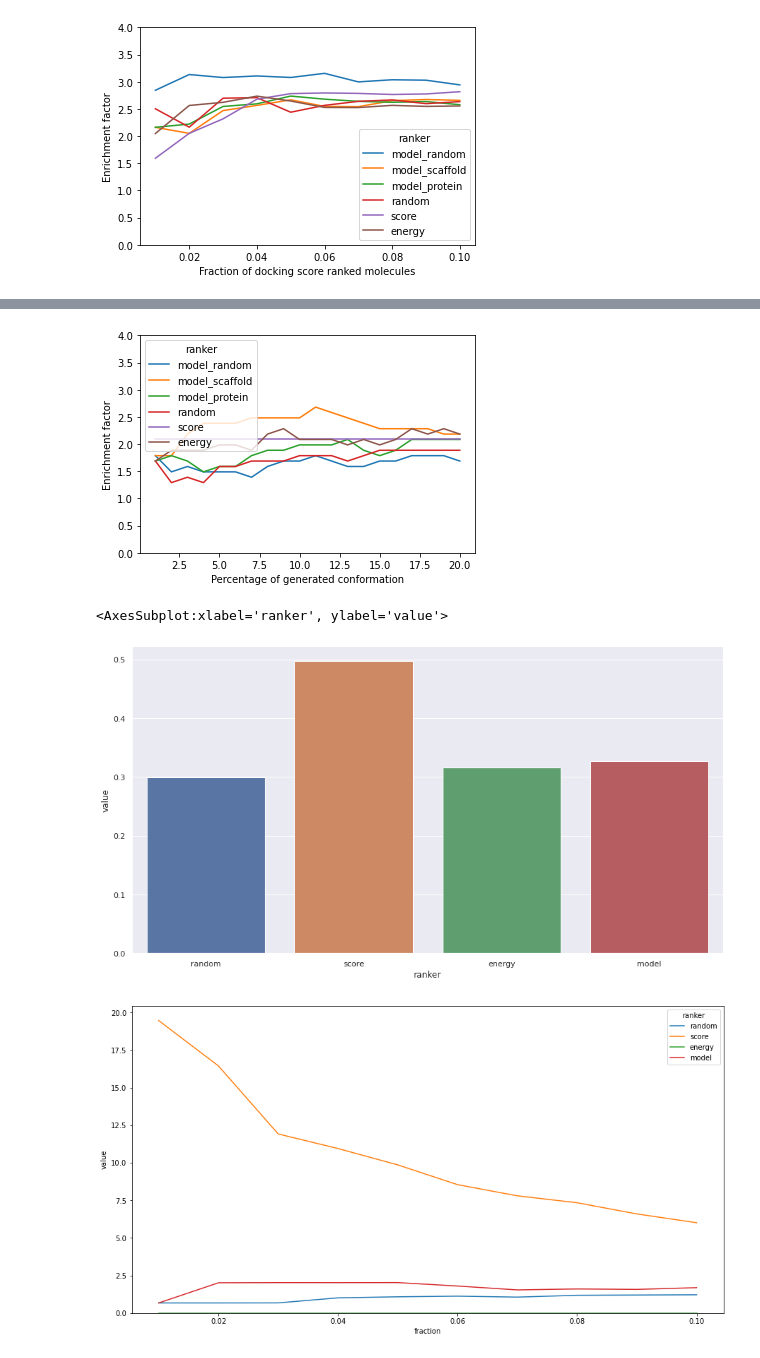
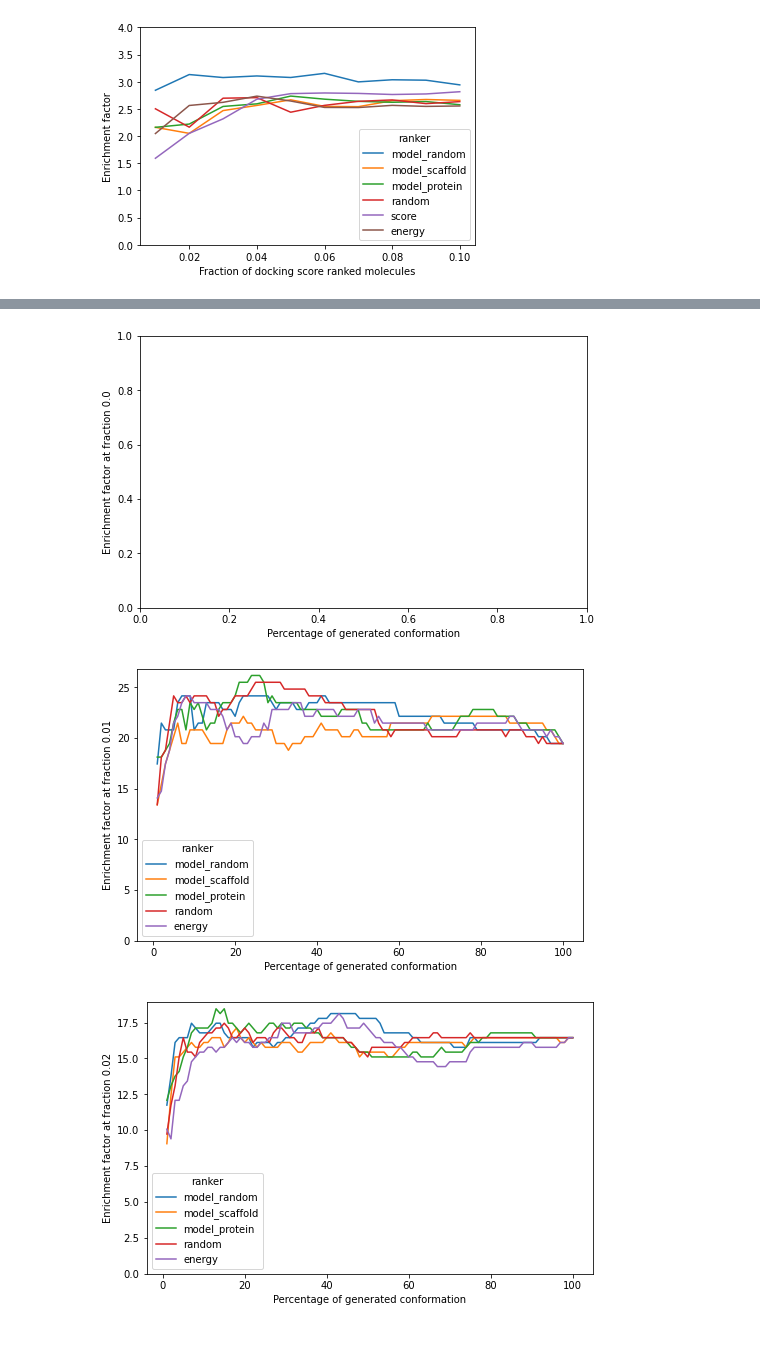
Before and after one commit to bbaillif/bioactive_conformation_predictor, a Jupyter notebook: analyze_dude_docking_ef_results.ipynb, the cells around one changed output, grey strips where cells are left out. Drawn from its saved outputs; the diff is of its cells as text; code cells hidden in the pictures.

```diff
--- a/analyze_dude_docking_ef_results.ipynb
+++ b/analyze_dude_docking_ef_results.ipynb
@@ -15,7 +17,7 @@ def generate_ef_graph(results) :
     columns = ['ranker', 'percentage', 'fraction', 'value']
     ef_df = pd.DataFrame(ef_data, columns=columns)
     ef_df = ef_df[ef_df['fraction'] == 0.2]
-    ef_df = ef_df[ef_df['percentage'] <= 20]
+    ef_df = ef_df[ef_df['percentage'] <= 50]
     #plt.figure(figsize=(15, 8))
     sns.lineplot(data=ef_df, x='percentage', y='value', hue='ranker')
     plt.xlabel('Percentage of generated conformation')
@@ -93,6 +95,27 @@ plt.ylim(0, 4)
 plt.savefig(os.path.join('figures', 'VS_DRD3_flexible.png'), dpi=300)
 # %% [output]
 [figure]
+# %%
+def generate_ef_graph(results) :
+    ef_data = []
+    #bedroc_data = []
+    for ranker in results :
+        for percentage in results[ranker] :
+            for fraction, value in results[ranker][percentage]['ef'].items() :
+                ef_data.append([ranker, int(percentage), float(fraction), float(value)])
+        #bedroc_data.append([ranker, float(results[ranker]['bedroc'])])
+    columns = ['ranker', 'percentage', 'fraction', 'value']
+    ef_df = pd.DataFrame(ef_data, columns=columns)
+    ef_df = ef_df[ef_df['ranker'] != 'score']
+    for fraction in np.around(np.arange(0, 0.11, 0.01), 2) :
+        ef_df_fraction = ef_df[ef_df['fraction'] == fraction]
+        #ef_df = ef_df[ef_df['percentage'] <= 50]
+
+        plt.figure(figsize=(8, 5))
+        sns.lineplot(data=ef_df_fraction, x='percentage', y='value', hue='ranker')
+        plt.xlabel('Percentage of generated conformation')
+        plt.ylabel(f'Enrichment factor at fraction {fraction}')
+        plt.ylim(0)
 # %%
 results_path = 'gold_docking_dude/drd3_rigid/results_docking_score_percentage.json'
 with open(results_path, 'r') as f :
@@ -100,6 +135,0 @@ with open(results_path, 'r') as f :
-# %%
-generate_ef_graph(results)
-plt.ylim(0, 4)
-plt.savefig(os.path.join('figures', 'VS_DRD3_rigid_percentage.png'), dpi=300)
-# %% [output]
-[figure, removed]
@@ -109,5 +135,0 @@ bedroc_df = pd.DataFrame(bedroc_data, columns=columns)
-# %%
-sns.barplot(data=bedroc_df, x='ranker', y='value')
-# %% [output]
-<AxesSubplot:xlabel='ranker', ylabel='value'>
-[figure, removed]
@@ -118,4 +136,9 @@ with open(results_path, 'r') as f :
-# %%
-generate_ef_graph(results)
-# %% [output]
-[figure, removed]
+# %%
+results_path = 'gold_docking_dude/jak2_rigid/results_docking_score_percentage.json'
+with open(results_path, 'r') as f :
+    results = json.load(f)
+generate_ef_graph(results)
+# %% [output]
+[figure, added]
+[figure, added]
+[figure, added]
```
Also changed, not shown: parts of 11 cells of this notebook, 9 other files.
